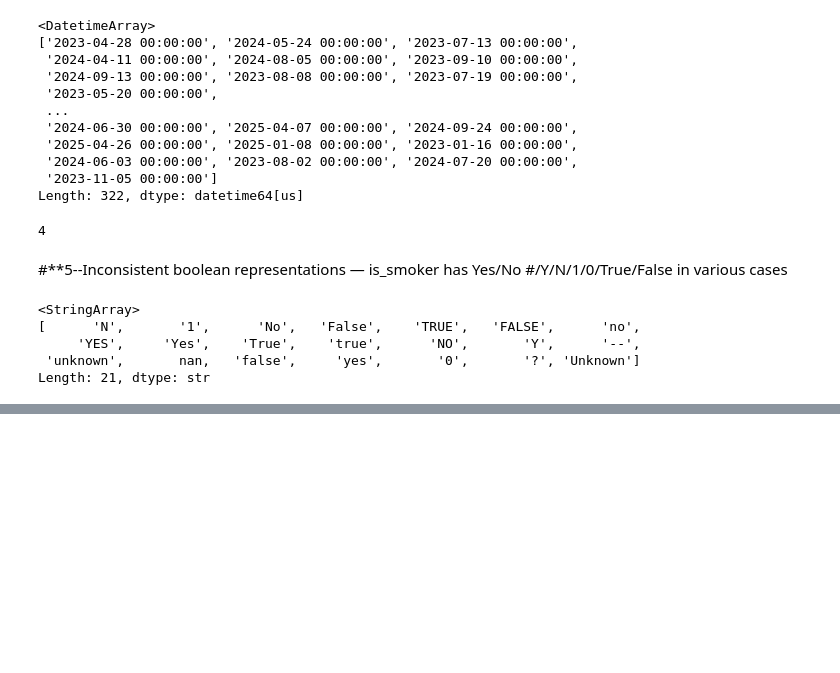
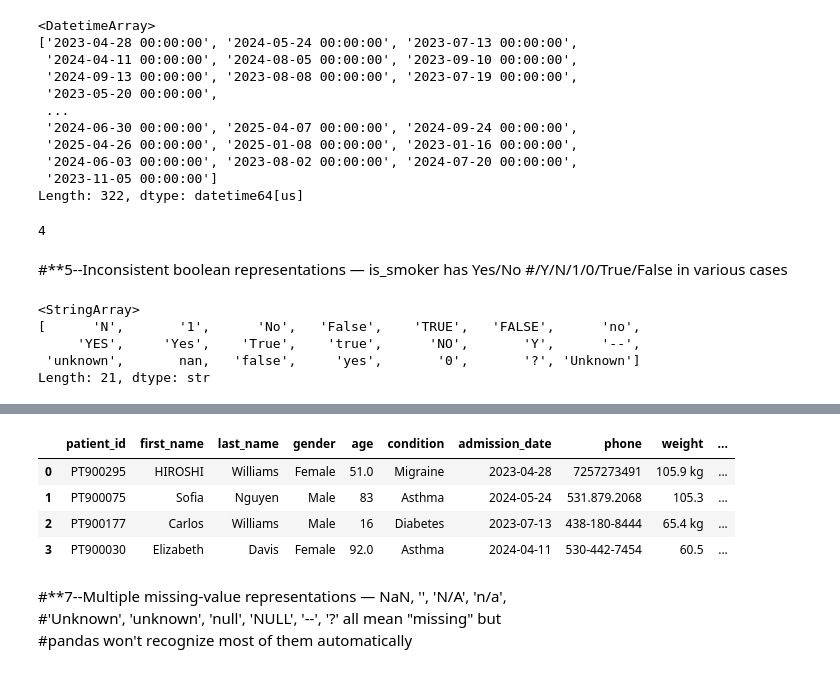
Before and after one commit to ssklpu912-glitch/Data-Science-Professional-summary, a Jupyter notebook: Data_Cleaning_summary.ipynb, the cells around one changed output, grey strips where cells are left out. Drawn from its saved outputs; the diff is of its cells as text; code cells hidden in the pictures; blank space fills up the shorter version.

```diff
--- a/Data_Cleaning_summary.ipynb
+++ b/Data_Cleaning_summary.ipynb
@@ -216,0 +227,3 @@ Messy_data.head(6)
+# %%
+Messy_data['last_name']=Messy_data['last_name'].astype(str).str.strip().str.title()
+Messy_data['last_name']
@@ -216,0 +269,2 @@ Messy_data.head(6)
+# %%
+Messy_data['email']=Messy_data['email'].astype(str).str.strip().str.lower()
@@ -216,0 +287,12 @@ Messy_data.head(6)
+# %%
+Messy_data.head(4)
+# %% [output]
+|  | patient_id | first_name | last_name | gender | age | condition | admission_date | phone | weight | ... |
+| 0 | PT900295 | HIROSHI | Williams | Female | 51.0 | Migraine | 2023-04-28 | 7257273491 | 105.9 kg | ... |
+| 1 | PT900075 | Sofia | Nguyen | Male | 83 | Asthma | 2024-05-24 | 531.879.2068 | 105.3 | ... |
+| 2 | PT900177 | Carlos | Williams | Male | 16 | Diabetes | 2023-07-13 | 438-180-8444 | 65.4 kg | ... |
+| 3 | PT900030 | Elizabeth | Davis | Female | 92.0 | Asthma | 2024-04-11 | 530-442-7454 | 60.5 | ... |
+# %% [markdown]
+#**7--Multiple missing-value representations — NaN, '', 'N/A', 'n/a',
+#'Unknown', 'unknown', 'null', 'NULL', '--', '?' all mean "missing" but
+#pandas won't recognize most of them automatically
```
Also changed, not shown: parts of 22 cells of this notebook.
